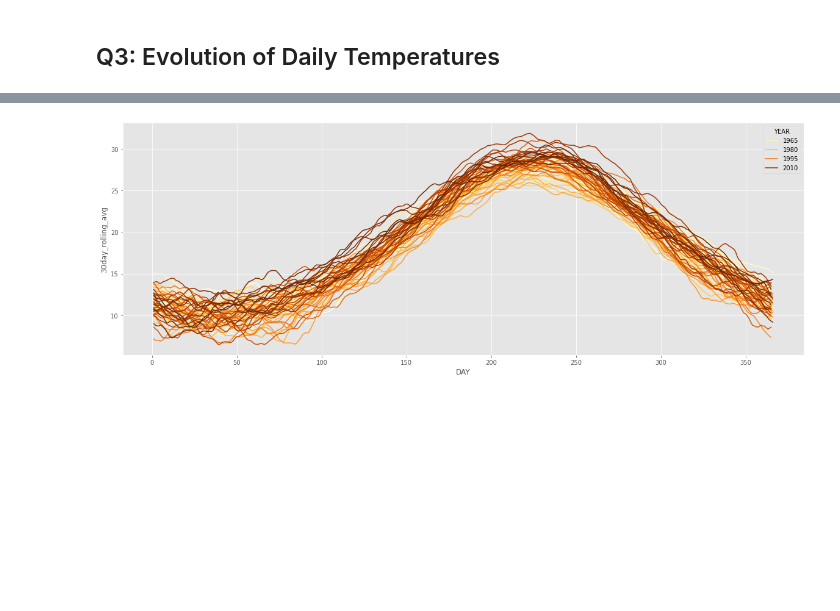
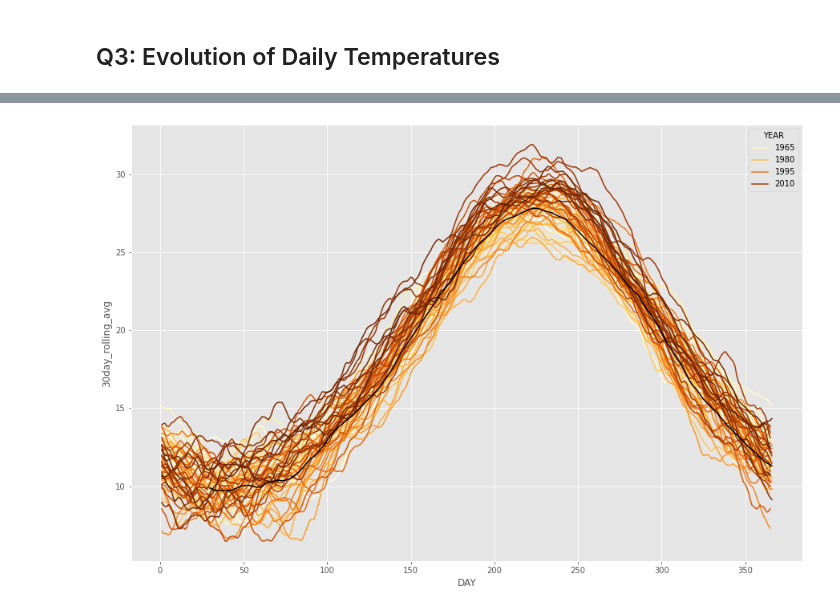
Before and after one commit to nataliaKat/Applied-ML-Assignments, a Jupyter notebook: assignment_01/assignment_01_Katsiapi_Natalia.ipynb, the cells around one changed output, grey strips where cells are left out. Cells and saved outputs as stored; diff of their text form; code cells hidden in the pictures; blank space fills up the shorter version.

```diff
--- a/assignment_01/assignment_01_Katsiapi_Natalia.ipynb
+++ b/assignment_01/assignment_01_Katsiapi_Natalia.ipynb
@@ -544,0 +518,9 @@ NameError: name 'recent_df' is not defined
+# %%
+grouped_by_day = data[(data.YEAR >= 1974) & (data.YEAR <= 1999)].groupby("DAY")
+average_per_day = []
+for k,v in grouped_by_day:
+    average_per_day.append(v.TAVG.mean())
+avgs_for_1974_1999 = pd.DataFrame()
+avgs_for_1974_1999['avg'] = average_per_day
+avgs_for_1974_1999['day'] = grouped_by_day.groups.keys()
+avgs_for_1974_1999
@@ -544,0 +541,3 @@ NameError: name 'recent_df' is not defined
+# %%
+avgs_for_1974_1999['rolled_avg'] = avgs_for_1974_1999.avg.rolling(30).mean()
+avgs_for_1974_1999
@@ -545,6 +558,10 @@ NameError: name 'recent_df' is not defined
+# %%
+plt.style.use('ggplot')
+fig, ax = plt.subplots(figsize=(15,10))
+ax = sns.lineplot(x="DAY", y="30day_rolling_avg", data=data, hue="YEAR", palette="YlOrBr")
+ax.plot("day", "rolled_avg", data=avgs_for_1974_1999, color="black")
+plt.show()
+# %% [output]
+[figure, added]
 # %%
-fig, axes = plt.subplots(figsize=(20,7))
-ax = sns.lineplot(x="DAY", y="30day_rolling_avg", data=data, hue="YEAR", palette="YlOrBr")
-# plt.plot(data["recent_30day_rolling_avg"], ax=ax)
+# sns.lineplot(x="DAY", y="30day_rolling_avg", data=data, hue="YEAR", palette="YlOrBr")
-# %% [output]
-[figure, removed]
```
Also changed, not shown: parts of 9 cells of this notebook.
